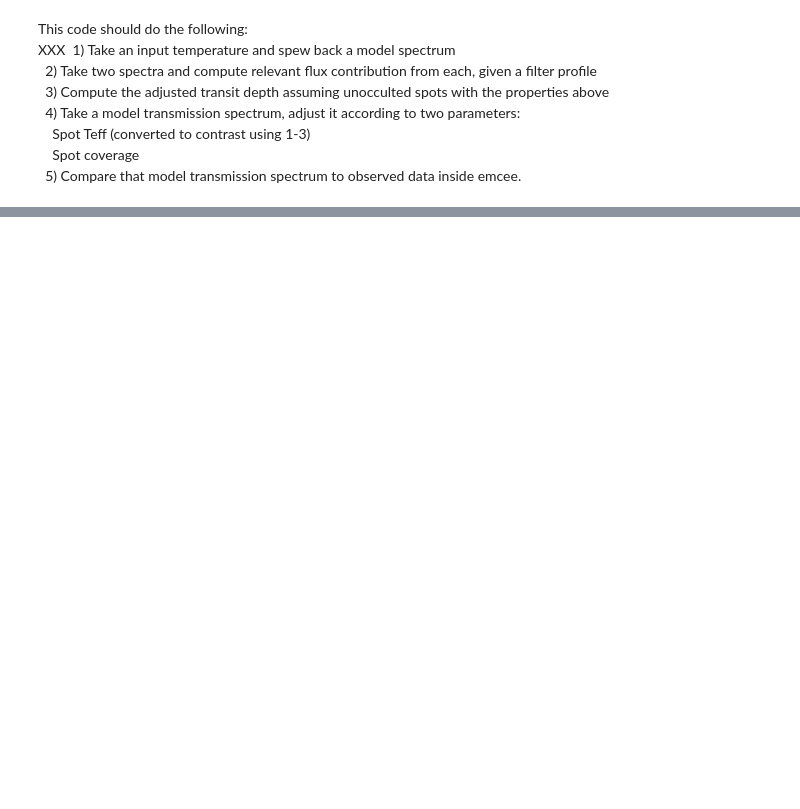
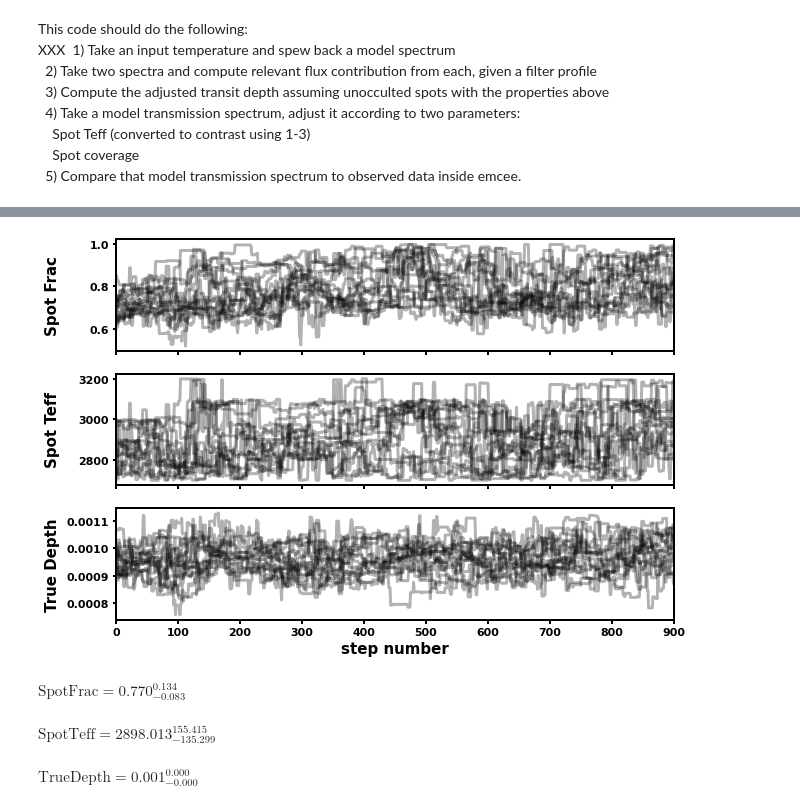
Before and after one commit to awmann/K233Spots, a Jupyter notebook: TransitLightSource.ipynb, the cells around one changed output, grey strips where cells are left out. Drawn from its saved outputs; the diff is of its cells as text; code cells hidden in the pictures; blank space fills up the shorter version.

```diff
--- a/TransitLightSource.ipynb
+++ b/TransitLightSource.ipynb
@@ -284,19 +322,10 @@ def ln_posterior(theta, depth_obs, depth_err, filters, data, swave):
         return -np.inf
     return ln_p + ln_like
 # %%
-import emcee
 nwalkers, ndim = 16, 3
-nthreads = 8
-initial_guesses = [0.4, 3500, 0.0013]
+nthreads = 12
+initial_guesses = [0.6, 2900, 0.001]
+star = getspec(data,3470)
 print('if this is inf, we have a problem:')
-print(ln_posterior(initial_guesses,depth,err,filters,data,wave))
-pos_0 = [initial_guesses*(1+0.01*np.random.randn(ndim)) for i in range(nwalkers)]
-
-nsteps = 1000
-burn = 100
-thin = 2
-
-sampler = emcee.EnsembleSampler(nwalkers, ndim, ln_posterior, args=(depth,err,filters,data,wave), threads=nthreads)
-sampler.run_mcmc(pos_0, nsteps,progress=True)
-
-print('done')
+print(ln_posterior(initial_guesses,depth,err,filters,star,data,wave))
+pos0 = [initial_guesses*(1+0.01*np.random.randn(ndim)) for i in range(nwalkers)]
@@ -302,0 +335,12 @@ print('done')
+# %%
+nsteps = 1000
+burn = 100
+thin = 1
+
+#with Pool() as pool:
+#sampler = emcee.EnsembleSampler(nwalkers, ndim, ln_posterior, args=(depth,err,filters,data,wave), pool=pool)
+#sampler.run_mcmc(pos0, nsteps,progress=True)
+sampler = emcee.EnsembleSampler(nwalkers, ndim, ln_posterior, args=(depth,err,filters,star,data,wave), threads=nthreads)
+sampler.run_mcmc(pos0, nsteps,progress=True)
+
+print('done')
@@ -314,0 +363,28 @@ plt.show()#savefig('Corner_'+catalog+'_'+adderr+'_'+str(cut)+'_'+str(minsep)+add
+# %%
+fig, axes = plt.subplots(ndim, figsize=(10, 7), sharex=True)
+samples = sampler.get_chain(discard=burn)
+for i in range(ndim):
+    ax = axes[i]
+    ax.plot(samples[:, :, i], "k", alpha=0.3)
+    ax.set_xlim(0, len(samples))
+    ax.set_ylabel(labels[i])
+    ax.yaxis.set_label_coords(-0.1, 0.5)
+
+axes[-1].set_xlabel("step number");
+plt.show()
+# %% [output]
+[figure, added]
+# %%
+from IPython.display import display, Math
+for i in range(ndim):
+    mcmc = np.percentile(flat_samples[:, i], [16, 50, 84])
+    #if i == 0:
+    #    mcmc = np.percentile(np.exp(flat_samples[:, i]), [16, 50, 84])
+    q = np.diff(mcmc)
+    txt = "\mathrm{{{3}}} = {0:.3f}_{{-{1:.3f}}}^{{{2:.3f}}}"
+    txt = txt.format(mcmc[1], q[0], q[1], labels[i])
+    display(Math(txt))
+# %% [output]
+$\displaystyle \mathrm{Spot Frac} = 0.770_{-0.083}^{0.134}$
+$\displaystyle \mathrm{Spot Teff} = 2898.013_{-135.299}^{155.415}$
+$\displaystyle \mathrm{True Depth} = 0.001_{-0.000}^{0.000}$
```
Also changed, not shown: parts of 16 cells of this notebook.
